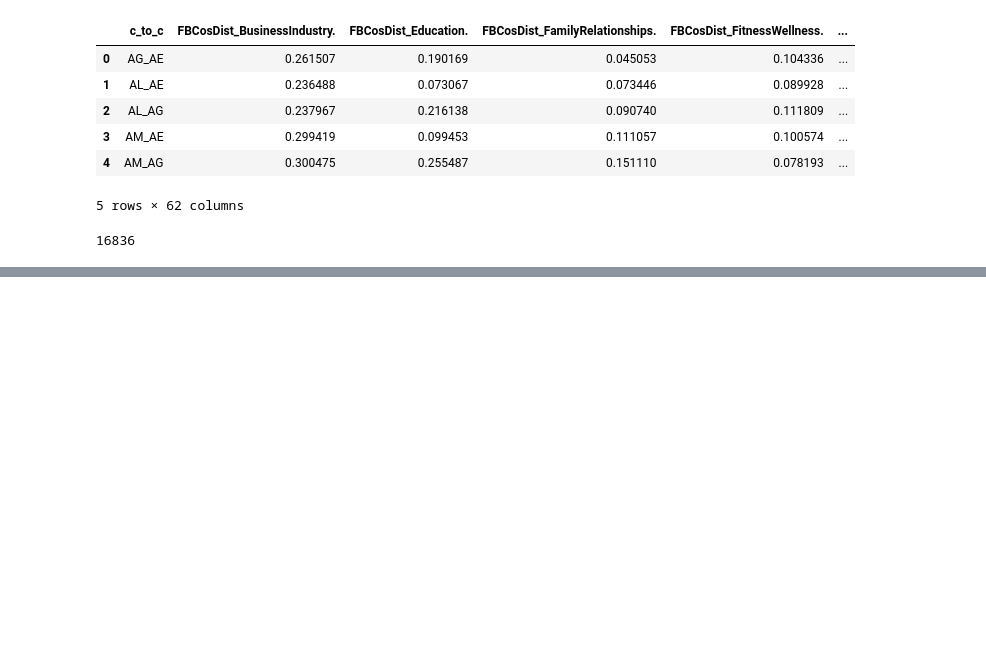
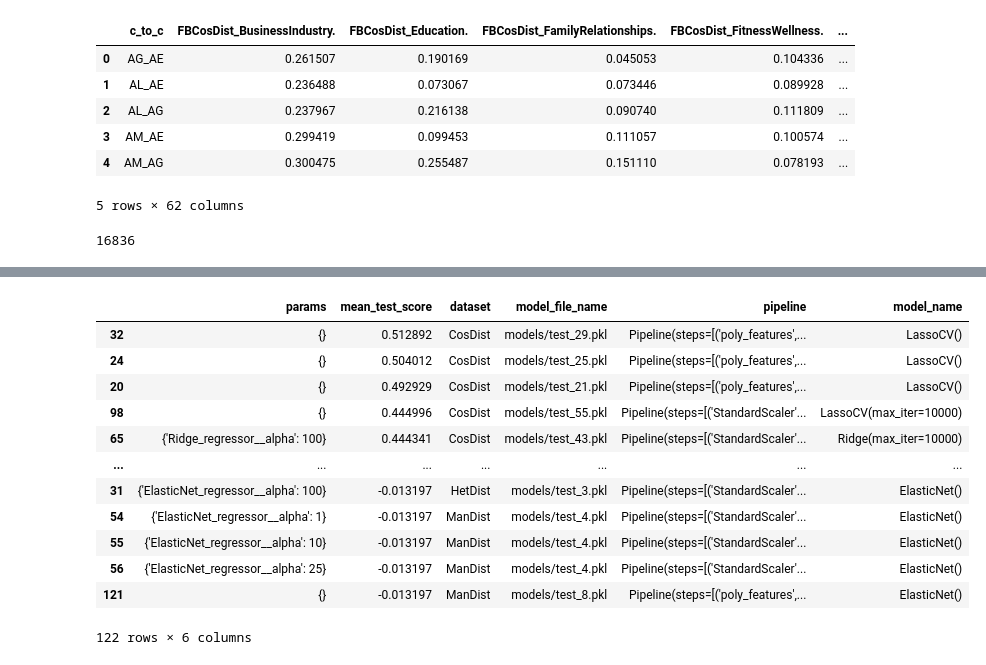
Before and after one commit to MartinKirkegaardDK/Bachelor, a Jupyter notebook: idk.ipynb, the cells around one changed output, grey strips where cells are left out. Saved outputs shown, nothing was run; the diff lists cells and outputs as text; code cells hidden in the pictures; blank space fills up the shorter version.

```diff
--- a/idk.ipynb
+++ b/idk.ipynb
@@ -255,0 +279,18 @@ df.head()
+# %%
+data = pd.read_csv("martin_runs/merged_df.csv")
+# %%
+data.sort_values(by=['mean_test_score'], ascending=False)
+# %% [output]
+|  | params | mean_test_score | dataset | model_file_name | pipeline | model_name |
+| 32 | {} | 0.512892 | CosDist | models/test_29.pkl | Pipeline(steps=[('poly_features',... | LassoCV() |
+| 24 | {} | 0.504012 | CosDist | models/test_25.pkl | Pipeline(steps=[('poly_features',... | LassoCV() |
+| 20 | {} | 0.492929 | CosDist | models/test_21.pkl | Pipeline(steps=[('poly_features',... | LassoCV() |
+| 98 | {} | 0.444996 | CosDist | models/test_55.pkl | Pipeline(steps=[('StandardScaler'... | LassoCV(max_iter=10000) |
+| 65 | {'Ridge_regressor__alpha': 100} | 0.444341 | CosDist | models/test_43.pkl | Pipeline(steps=[('StandardScaler'... | Ridge(max_iter=10000) |
+| ... | ... | ... | ... | ... | ... | ... |
+| 31 | {'ElasticNet_regressor__alpha': 100} | -0.013197 | HetDist | models/test_3.pkl | Pipeline(steps=[('StandardScaler'... | ElasticNet() |
+| 54 | {'ElasticNet_regressor__alpha': 1} | -0.013197 | ManDist | models/test_4.pkl | Pipeline(steps=[('StandardScaler'... | ElasticNet() |
+| 55 | {'ElasticNet_regressor__alpha': 10} | -0.013197 | ManDist | models/test_4.pkl | Pipeline(steps=[('StandardScaler'... | ElasticNet() |
+| 56 | {'ElasticNet_regressor__alpha': 25} | -0.013197 | ManDist | models/test_4.pkl | Pipeline(steps=[('StandardScaler'... | ElasticNet() |
+| 121 | {} | -0.013197 | ManDist | models/test_8.pkl | Pipeline(steps=[('poly_features',... | ElasticNet() |
+122 rows × 6 columns
```
Also changed, not shown: parts of 6 cells of this notebook, 7 other files.
